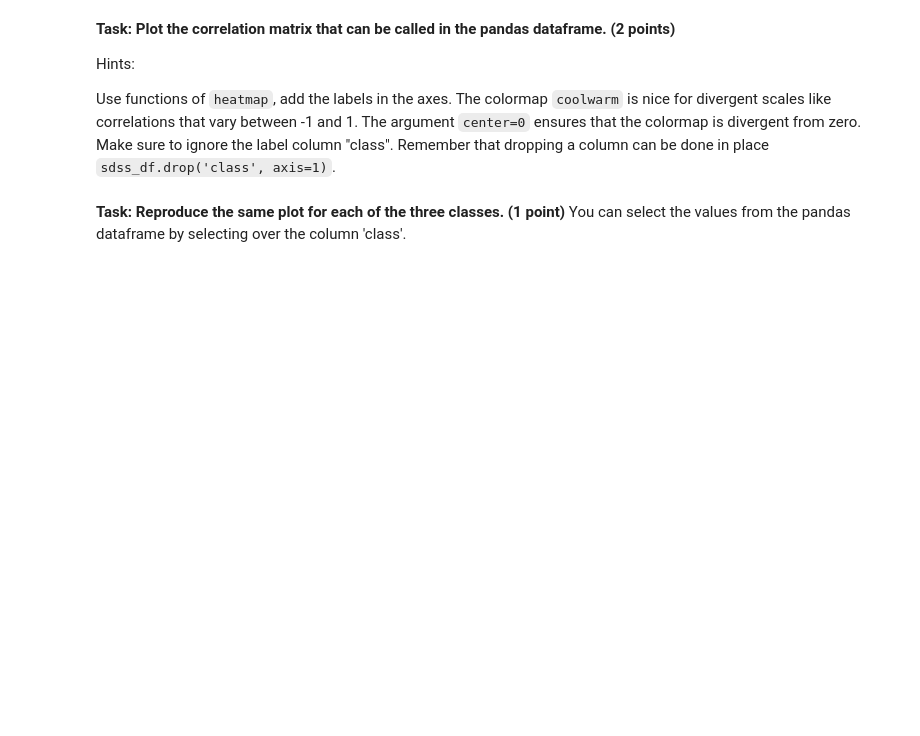
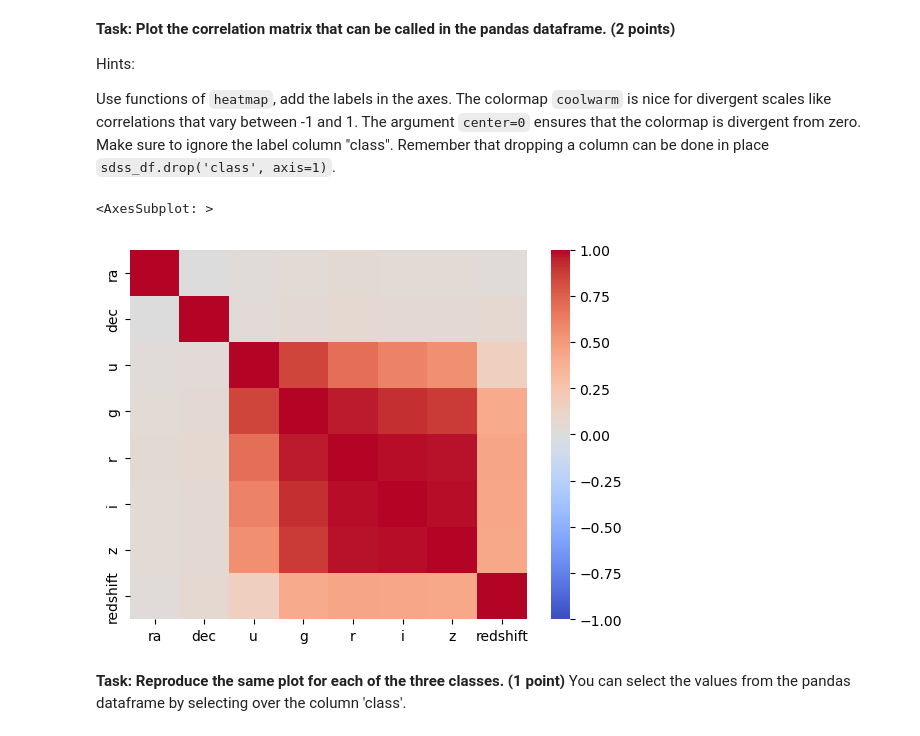
Before and after one commit to UW-ESS-DS/MLGeo_Autumn2022_MMS, a Jupyter notebook: Homework/HW_7_MMS.ipynb, the cells around one changed output. Saved outputs shown, nothing was run; the diff lists cells and outputs as text; code cells hidden in the pictures; blank space fills up the shorter version.

```diff
--- a/Homework/HW_7_MMS.ipynb
+++ b/Homework/HW_7_MMS.ipynb
@@ -172,3 +183,8 @@ Use functions of ``heatmap``, add the labels in the axes. The colormap ``coolwar
+# %%
+sns.heatmap(skyserver_corr, center = 0, vmin = -1, vmax = 1, cmap = 'coolwarm')
+# %% [output]
+<AxesSubplot: >
+[figure, added]
 # %% [markdown]
 **Task: Reproduce the same plot for each of the three classes. (1 point)**
 You can select the values from the pandas dataframe by selecting over the column 'class'.
```
Also changed, not shown: parts of 64 cells of this notebook.
